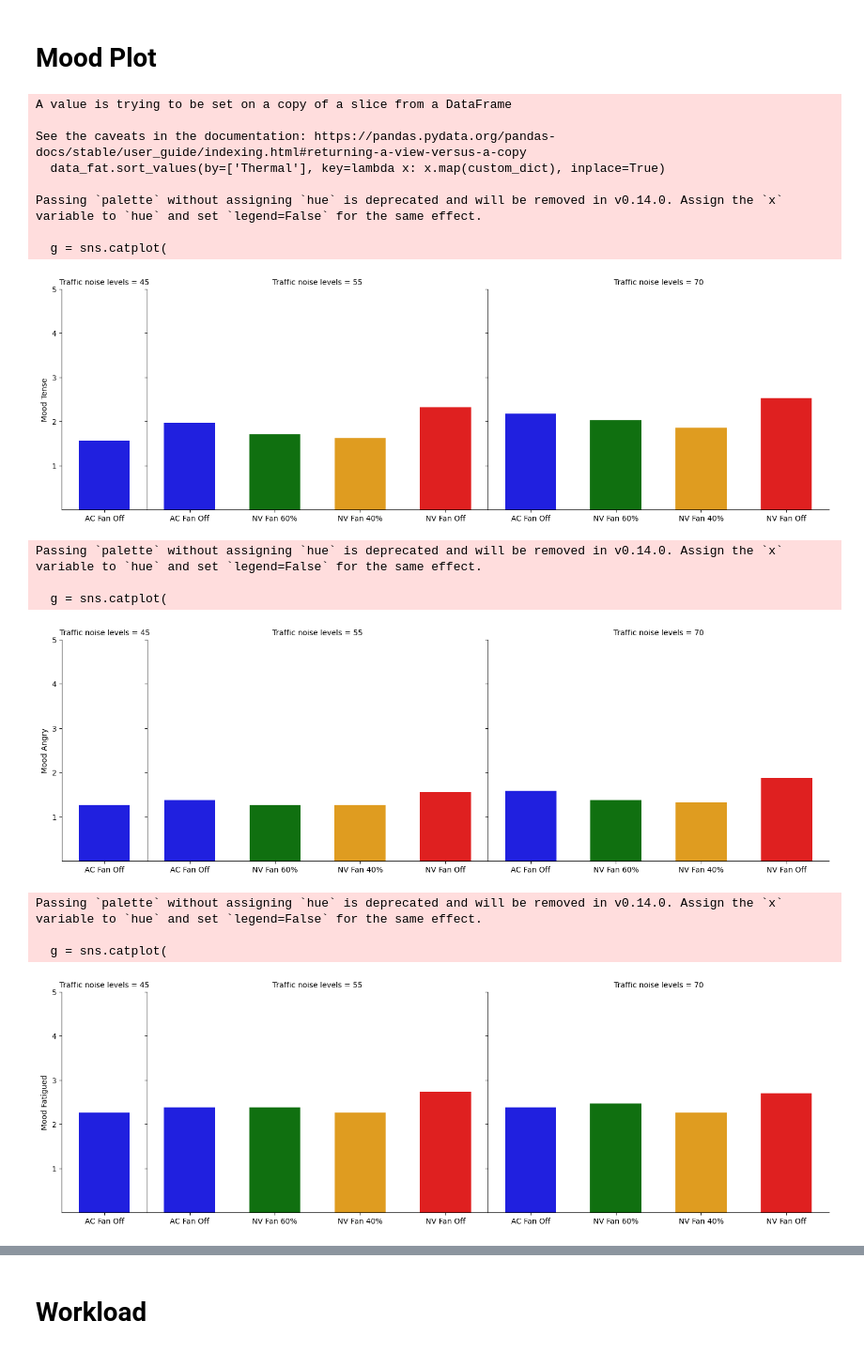
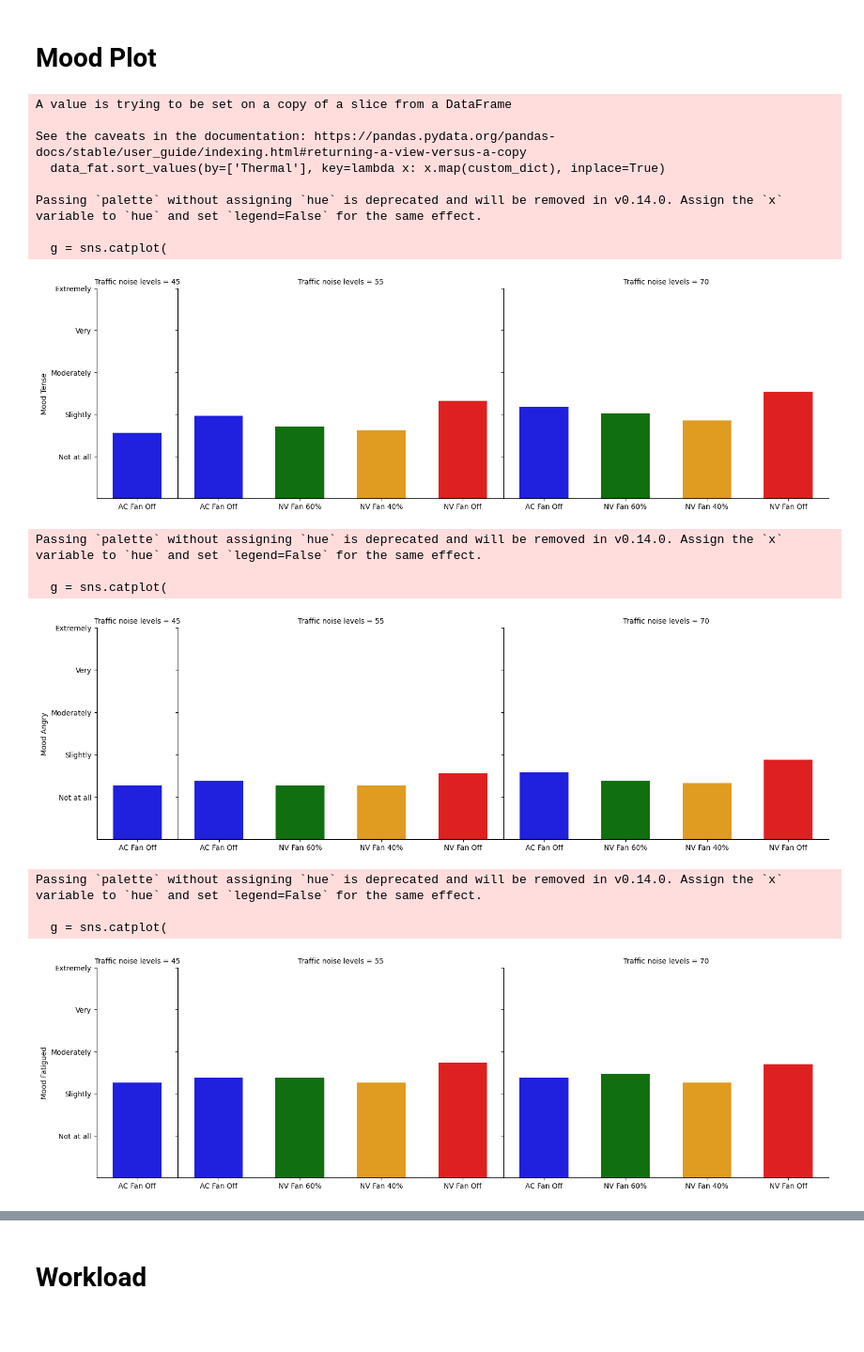
Before and after one commit to afifhrz/cognitive_learning, a Jupyter notebook: 15_noise_sensitivity_HRV_and_barplot/histoplot.ipynb, the cells around one changed output, grey strips where cells are left out. Shown at 94% size. Cells and saved outputs as stored; diff of their text form; code cells hidden in the pictures; blank space fills up the shorter version.

Commit message:
refine and add new plot

```diff
--- a/15_noise_sensitivity_HRV_and_barplot/histoplot.ipynb
+++ b/15_noise_sensitivity_HRV_and_barplot/histoplot.ipynb
@@ -20,18 +20,19 @@ col_x = [
     'Fatigue_PhysicalDiscomfort', 'Fatigue_LackofMotivation',
     'Fatigue_Sleepiness', 'Fatigue_LackofEnergy'
     ]
+
 col_x_labels = [
     'Fatigue Physical Exertion',
     'Fatigue Physical Discomfort', 'Fatigue Lack of Motivation',
     'Fatigue Sleepiness', 'Fatigue Lack of Energy'
 ]
 group = ['Thermal', 'Traffic noise levels']
-data_fat = data[col_x+group]
+data_fat = data[col_x+group].copy()
 
 custom_dict = {'AC':1, 'NV fan 5':2, 'NV fan 3':3,'NV fan 0':4,}
 data_fat.sort_values(by=['Thermal'], key=lambda x: x.map(custom_dict), inplace=True)
 data_fat.reset_index(inplace=True)
-
+# kwargs = {"native_scale":True}
 for index, item in enumerate(col_x):
     g = sns.catplot(
         data=data_fat,
@@ -41,7 +42,8 @@ for index, item in enumerate(col_x):
         palette=sns.color_palette(['blue','green','orange','red']),
         facet_kws={'gridspec_kws':{'width_ratios': [1, 4, 4]}},
         sharex=False,
-        legend=False
+        legend=False,
+        # **kwargs,
     )
     for id, ax in enumerate(g.axes_dict.items()):
         if id == 0:
@@ -50,6 +52,6 @@ for index, item in enumerate(col_x):
             ax[1].set_xticklabels(["AC Fan Off","NV Fan 60%", "NV Fan 40%", "NV Fan Off"])
     plt.subplots_adjust(wspace=0)
     g.set_axis_labels("", col_x_labels[index])
-    plt.yticks(ticks = [1,2,3,4,5], labels=[1,2,3,4,5])
+    plt.yticks(ticks = [0,1,2,3,4,5], labels=[0,1,2,3,4,5])
     plt.show(g)
 # %% [output]
@@ -102,43 +99,43 @@ data_fat.sort_values(by=['Thermal'], key=lambda x: x.map(custom_dict), inplace=T
 data_fat.reset_index(inplace=True)
 
 for index, item in enumerate(col_x):
     g = sns.catplot(
         data=data_fat,
         x='Thermal',
         y=item,
         col='Traffic noise levels', kind='bar', errorbar=None, width=0.6,
         palette=sns.color_palette(['blue','green','orange','red']),
         facet_kws={'gridspec_kws':{'width_ratios': [1, 4, 4]}},
         sharex=False,
         legend=False
     )
     for id, ax in enumerate(g.axes_dict.items()):
         if id == 0:
             ax[1].set_xticklabels(["AC Fan Off"])
         else:
             ax[1].set_xticklabels(["AC Fan Off","NV Fan 60%", "NV Fan 40%", "NV Fan Off"])
     plt.subplots_adjust(wspace=0)
     g.set_axis_labels("", col_x_labels[index])
-    plt.yticks(ticks = [1,2,3,4,5], labels=[1,2,3,4,5])
+    plt.yticks(ticks = [1,2,3,4,5], labels=["Not at all", "Slightly", "Moderately", "Very", "Extremely"])
     plt.show(g)
 # %% [output]
 A value is trying to be set on a copy of a slice from a DataFrame
 
 See the caveats in the documentation: https://pandas.pydata.org/pandas-docs/stable/user_guide/indexing.html#returning-a-view-versus-a-copy
   data_fat.sort_values(by=['Thermal'], key=lambda x: x.map(custom_dict), inplace=True)
 
 Passing `palette` without assigning `hue` is deprecated and will be removed in v0.14.0. Assign the `x` variable to `hue` and set `legend=False` for the same effect.
 
   g = sns.catplot(
-[figure, old version]
+[figure, new version]
 Passing `palette` without assigning `hue` is deprecated and will be removed in v0.14.0. Assign the `x` variable to `hue` and set `legend=False` for the same effect.
 
   g = sns.catplot(
-[figure, old version]
+[figure, new version]
 Passing `palette` without assigning `hue` is deprecated and will be removed in v0.14.0. Assign the `x` variable to `hue` and set `legend=False` for the same effect.
 
   g = sns.catplot(
-[figure, old version]
+[figure, new version]
 Passing `palette` without assigning `hue` is deprecated and will be removed in v0.14.0. Assign the `x` variable to `hue` and set `legend=False` for the same effect.
 
   g = sns.catplot(
```
Also changed, not shown: parts of 2 cells of this notebook, 1 other file.
